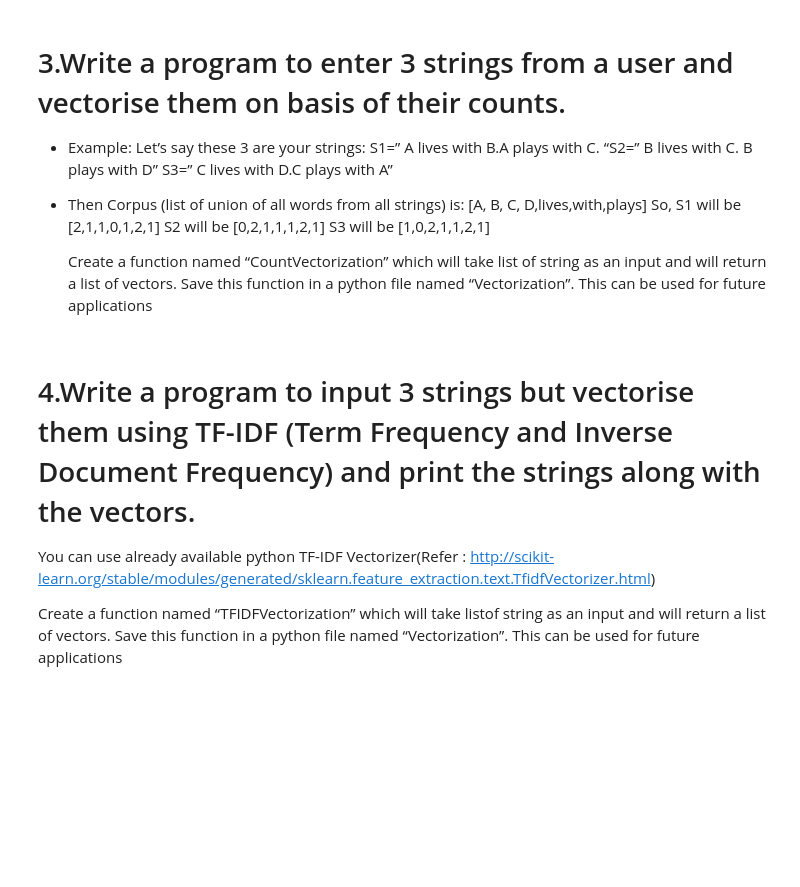
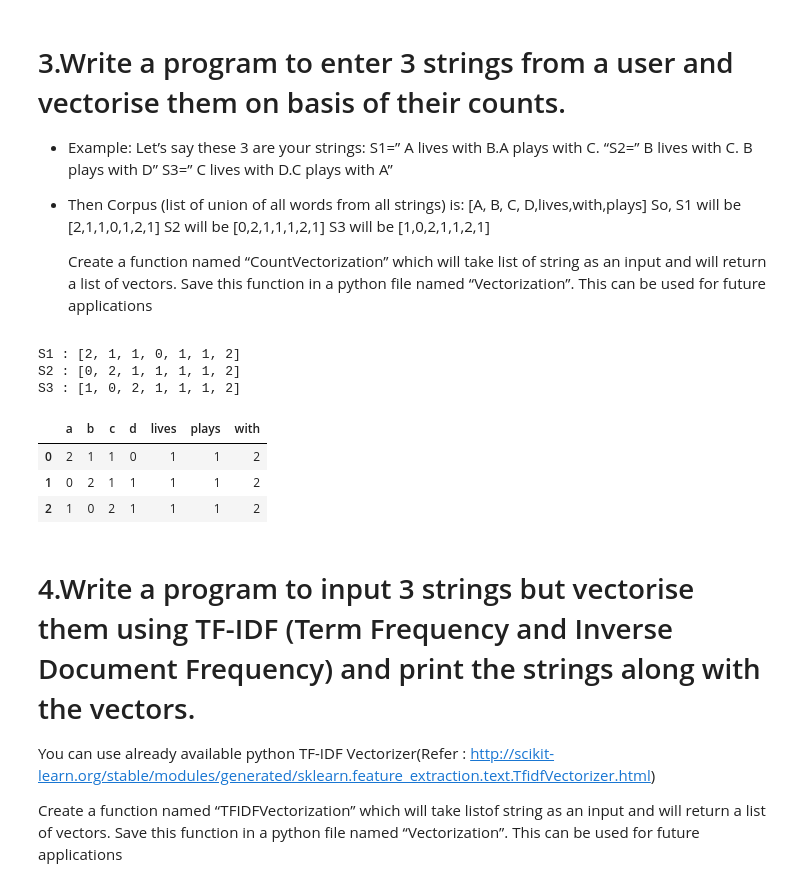
Before and after one commit to kumaramardeep342/Colab-Work, a Jupyter notebook: Ed_AI__NLP_M4_CaseStudy1.ipynb, the cells around one changed output. Saved outputs shown, nothing was run; the diff lists cells and outputs as text; code cells hidden in the pictures; blank space fills up the shorter version.

```diff
--- a/Ed_AI__NLP_M4_CaseStudy1.ipynb
+++ b/Ed_AI__NLP_M4_CaseStudy1.ipynb
@@ -98,15 +107,18 @@ def  PresenceAbsenceVectorization(S1,S2,S3):
   vectorizer.fit(df['Text '])
   vector = vectorizer.transform(df['Text ']).toarray()
   df_count= pd.DataFrame(vector,columns=vectorizer.get_feature_names_out())
-  return vector , df_count
+  return df_count
 
-    S1="India won the match"
-    S2="England won the cricket match"
-    S3="Australia won the final match"
-    vector , df_count = PresenceAbsenceVectorization(S1,S2,S3)
-    print(f"S1 : {vector[0]}")
-    print(f"S2 : {vector[1]}")
-    print(f"S3 : {vector[2]}")
+    # S1="India won the match"
+    # S2="England won the cricket match"
+    # S3="Australia won the final match"
+    S1 = input()
+    S2 = input()
+    S3 = input()
+    df_count = PresenceAbsenceVectorization(S1,S2,S3)
+    print(f"S1 : {df_count.iloc[0].values.tolist()}")
+    print(f"S2 : {df_count.iloc[1].values.tolist()}")
+    print(f"S3 : {df_count.iloc[2].values.tolist()}")
     df_count
 """)
 # %% [markdown]
@@ -126,0 +147,20 @@ def  PresenceAbsenceVectorization(S1,S2,S3):
+# %%
+    S1="A lives with B.A plays with C"
+    S2="B lives with C. B plays with D"
+    S3="C lives with D.C plays with A"
+    # S1 = input()
+    # S2 = input()
+    # S3 = input()
+    df_count1 = CountVectorization(S1,S2,S3)
+    print(f"S1 : {df_count1.iloc[0].values.tolist()}")
+    print(f"S2 : {df_count1.iloc[1].values.tolist()}")
+    print(f"S3 : {df_count1.iloc[2].values.tolist()}")
+    df_count1
+# %% [output]
+S1 : [2, 1, 1, 0, 1, 1, 2]
+S2 : [0, 2, 1, 1, 1, 1, 2]
+S3 : [1, 0, 2, 1, 1, 1, 2]
+|  | a | b | c | d | lives | plays | with |
+| 0 | 2 | 1 | 1 | 0 | 1 | 1 | 2 |
+| 1 | 0 | 2 | 1 | 1 | 1 | 1 | 2 |
+| 2 | 1 | 0 | 2 | 1 | 1 | 1 | 2 |
```
Also changed, not shown: parts of 9 cells of this notebook.
